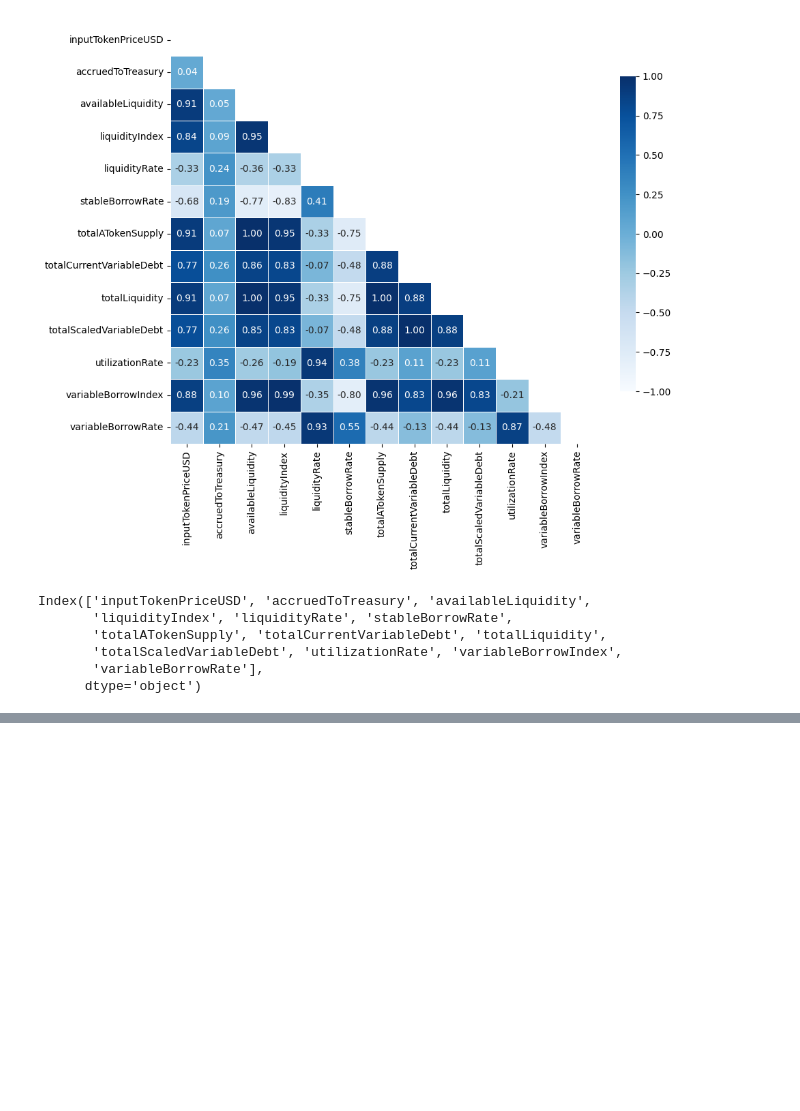
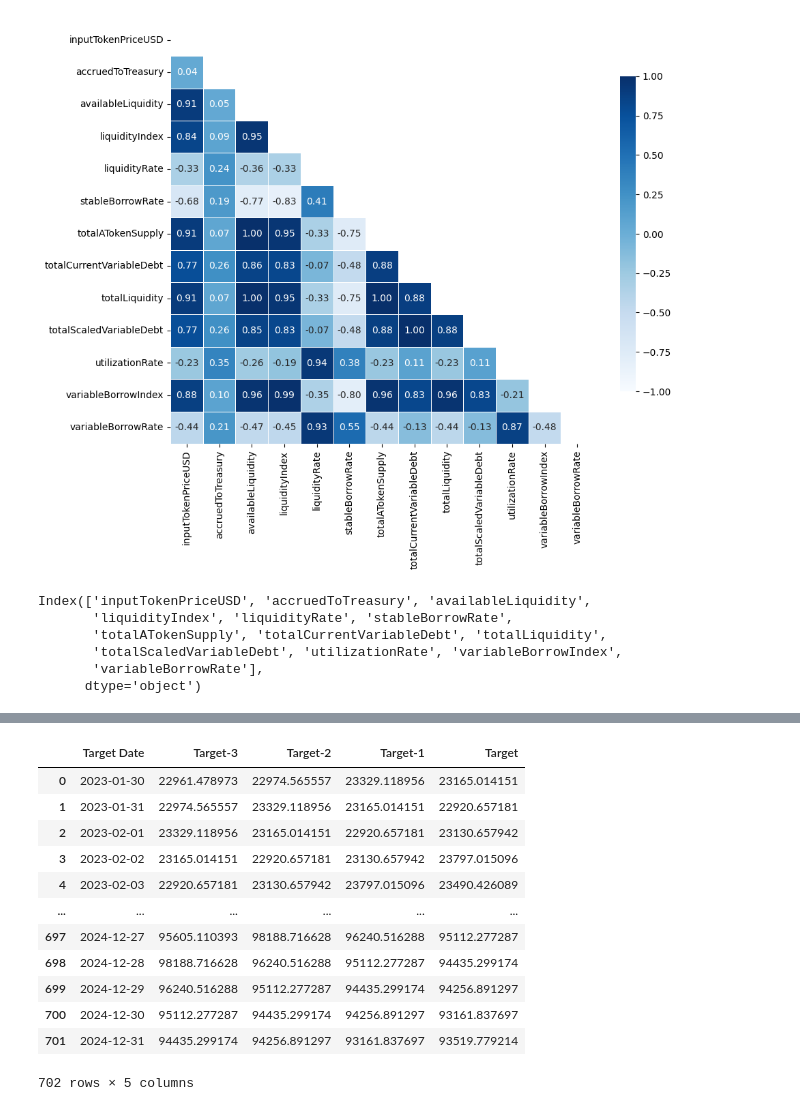
Before and after one commit to yhrd99/BITCOIN-PRICE-FORECASTING, a Jupyter notebook: Statdesc.ipynb, the cells around one changed output, grey strips where cells are left out. Cells and saved outputs as stored; diff of their text form; code cells hidden in the pictures; blank space fills up the shorter version.

```diff
--- a/Statdesc.ipynb
+++ b/Statdesc.ipynb
@@ -270,0 +305,16 @@ NameError: name 'nn' is not defined
+# %%
+pd.DataFrame(windowed_df)
+# %% [output]
+|  | Target Date | Target-3 | Target-2 | Target-1 | Target |
+| 0 | 2023-01-30 | 22961.478973 | 22974.565557 | 23329.118956 | 23165.014151 |
+| 1 | 2023-01-31 | 22974.565557 | 23329.118956 | 23165.014151 | 22920.657181 |
+| 2 | 2023-02-01 | 23329.118956 | 23165.014151 | 22920.657181 | 23130.657942 |
+| 3 | 2023-02-02 | 23165.014151 | 22920.657181 | 23130.657942 | 23797.015096 |
+| 4 | 2023-02-03 | 22920.657181 | 23130.657942 | 23797.015096 | 23490.426089 |
+| ... | ... | ... | ... | ... | ... |
+| 697 | 2024-12-27 | 95605.110393 | 98188.716628 | 96240.516288 | 95112.277287 |
+| 698 | 2024-12-28 | 98188.716628 | 96240.516288 | 95112.277287 | 94435.299174 |
+| 699 | 2024-12-29 | 96240.516288 | 95112.277287 | 94435.299174 | 94256.891297 |
+| 700 | 2024-12-30 | 95112.277287 | 94435.299174 | 94256.891297 | 93161.837697 |
+| 701 | 2024-12-31 | 94435.299174 | 94256.891297 | 93161.837697 | 93519.779214 |
+702 rows × 5 columns
```
Also changed, not shown: parts of 32 cells of this notebook.
